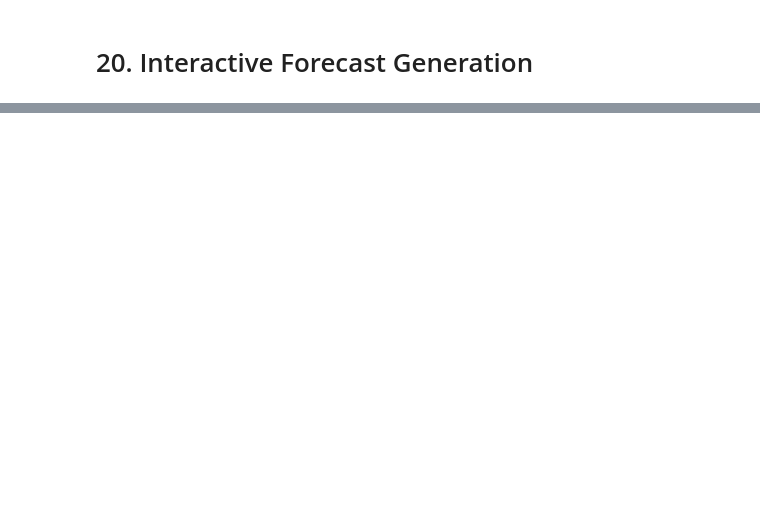
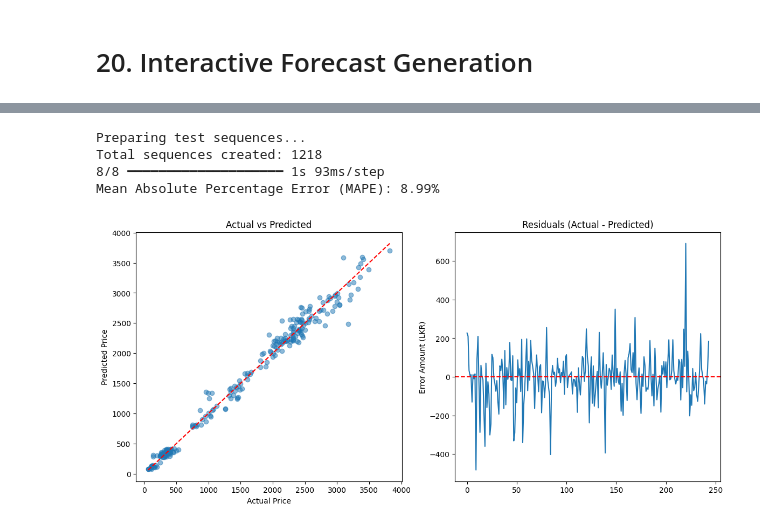
Before and after one commit to vimesh630/Spice_Price_Prediction_VERGER, a Jupyter notebook: LSTM_Clove.ipynb, the cells around one changed output, grey strips where cells are left out. Saved outputs shown, nothing was run; the diff lists cells and outputs as text; code cells hidden in the pictures; blank space fills up the shorter version.

```diff
--- a/LSTM_Clove.ipynb
+++ b/LSTM_Clove.ipynb
@@ -1439 +1500,51 @@ Overall Trend: increasing by LKR.31.71 per month
                dtype='datetime64[ns]', freq='MS'))
+# %%
+def analyze_errors(y_true, y_pred):
+    residuals = y_true - y_pred
+
+    # 1. Calculate Mean Absolute Percentage Error (MAPE)
+    mape = np.mean(np.abs((y_true - y_pred) / y_true)) * 100
+    print(f"Mean Absolute Percentage Error (MAPE): {mape:.2f}%")
+
+    # 2. Plot Residuals
+    plt.figure(figsize=(14, 6))
+    plt.subplot(1, 2, 1)
+    plt.scatter(y_true, y_pred, alpha=0.5)
+    plt.plot([min(y_true), max(y_true)], [min(y_true), max(y_true)], 'r--')
+    plt.xlabel('Actual Price')
+    plt.ylabel('Predicted Price')
+    plt.title('Actual vs Predicted')
+
+    plt.subplot(1, 2, 2)
+    plt.plot(residuals)
+    plt.axhline(y=0, color='r', linestyle='--')
+    plt.title('Residuals (Actual - Predicted)')
+    plt.ylabel('Error Amount (LKR)')
+    plt.show()
+
+# Generate test predictions from the trained model
+print("Preparing test sequences...")
+X_test_seq, y_test_seq, _ = prepare_sequences(df, SEQUENCE_LENGTH)
+
+# Scale features and target
+n_samples, n_timesteps, n_features = X_test_seq.shape
+X_test_reshaped = X_test_seq.reshape(-1, n_features)
+X_test_scaled = scaler_features.transform(X_test_reshaped).reshape(n_samples, n_timesteps, n_features)
+y_test_scaled = scaler_target.transform(y_test_seq.reshape(-1, 1)).flatten()
+
+# Split to get test set
+_, X_test, _, y_test = train_test_split(X_test_scaled, y_test_scaled, test_size=0.2, random_state=42)
+
+# Generate predictions
+y_pred = model.predict(X_test)
+y_pred_unscaled = scaler_target.inverse_transform(y_pred.reshape(-1, 1)).flatten()
+y_test_unscaled = scaler_target.inverse_transform(y_test.reshape(-1, 1)).flatten()
+
+# Run error analysis
+analyze_errors(y_test_unscaled, y_pred_unscaled)
+# %% [output]
+Preparing test sequences...
+Total sequences created: 1218
+8/8 ━━━━━━━━━━━━━━━━━━━━ 1s 93ms/step
+Mean Absolute Percentage Error (MAPE): 8.99%
+[figure, added]
```
Also changed, not shown: parts of 6 cells of this notebook.
